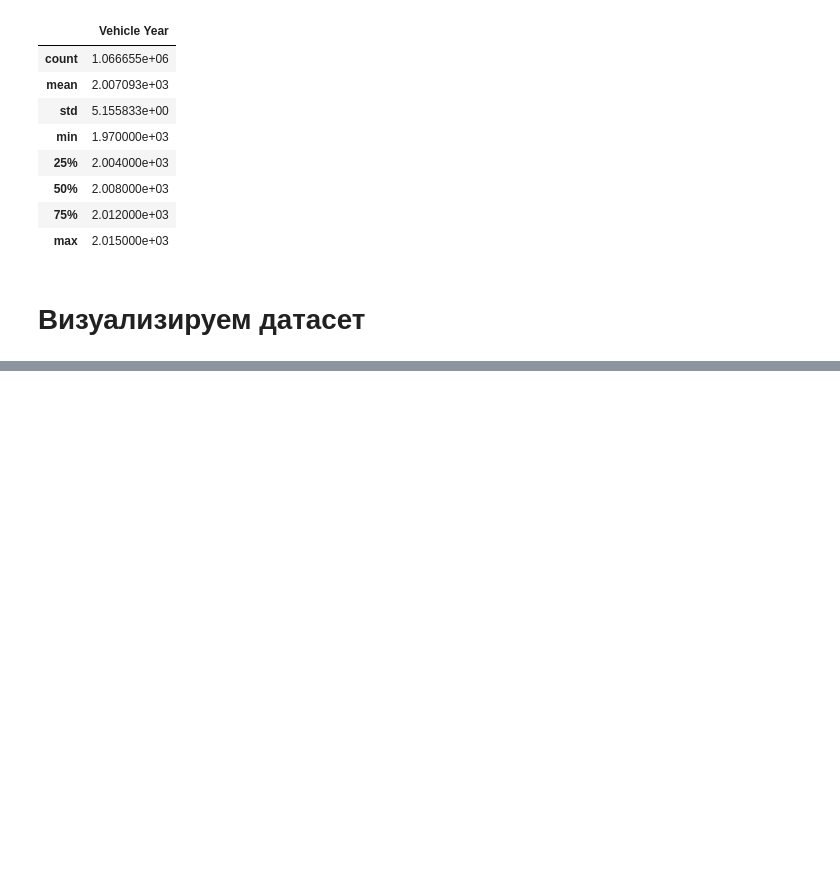
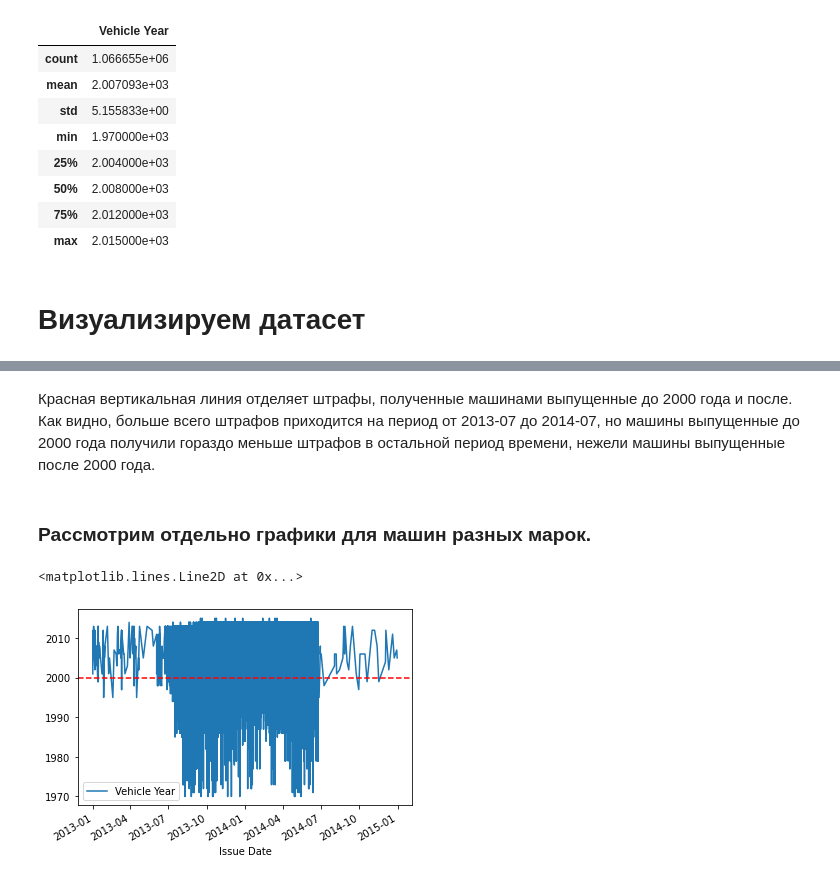
Before and after one commit to FStrean/NYC-Parking-Tickets-Analisis, a Jupyter notebook: Source/NYC-Parking-Tickets-Analisis.ipynb, the cells around one changed output, grey strips where cells are left out. Saved outputs shown, nothing was run; the diff lists cells and outputs as text; code cells hidden in the pictures; blank space fills up the shorter version.

```diff
--- a/Source/NYC-Parking-Tickets-Analisis.ipynb
+++ b/Source/NYC-Parking-Tickets-Analisis.ipynb
@@ -214,0 +194,11 @@ dataset.loc[dataset['Vehicle Year'] >= 2000.0].plot()
+# %% [markdown]
+Красная вертикальная линия отделяет штрафы, полученные машинами выпущенные до 2000 года и после.
+Как видно, больше всего штрафов приходится на период от 2013-07 до 2014-07, но машины выпущенные до 2000 года получили гораздо меньше штрафов в остальной период времени, нежели машины выпущенные после 2000 года.
+# %% [markdown]
+### Рассмотрим отдельно графики для машин разных марок.
+# %%
+ax = dataset.loc[dataset['Vehicle Make']=='DODGE'].plot()
+ax.axhline(2000, color="red", linestyle="--")
+# %% [output]
+<matplotlib.lines.Line2D at 0x...>
+[figure, added]
```
Also changed, not shown: parts of 14 cells of this notebook.
